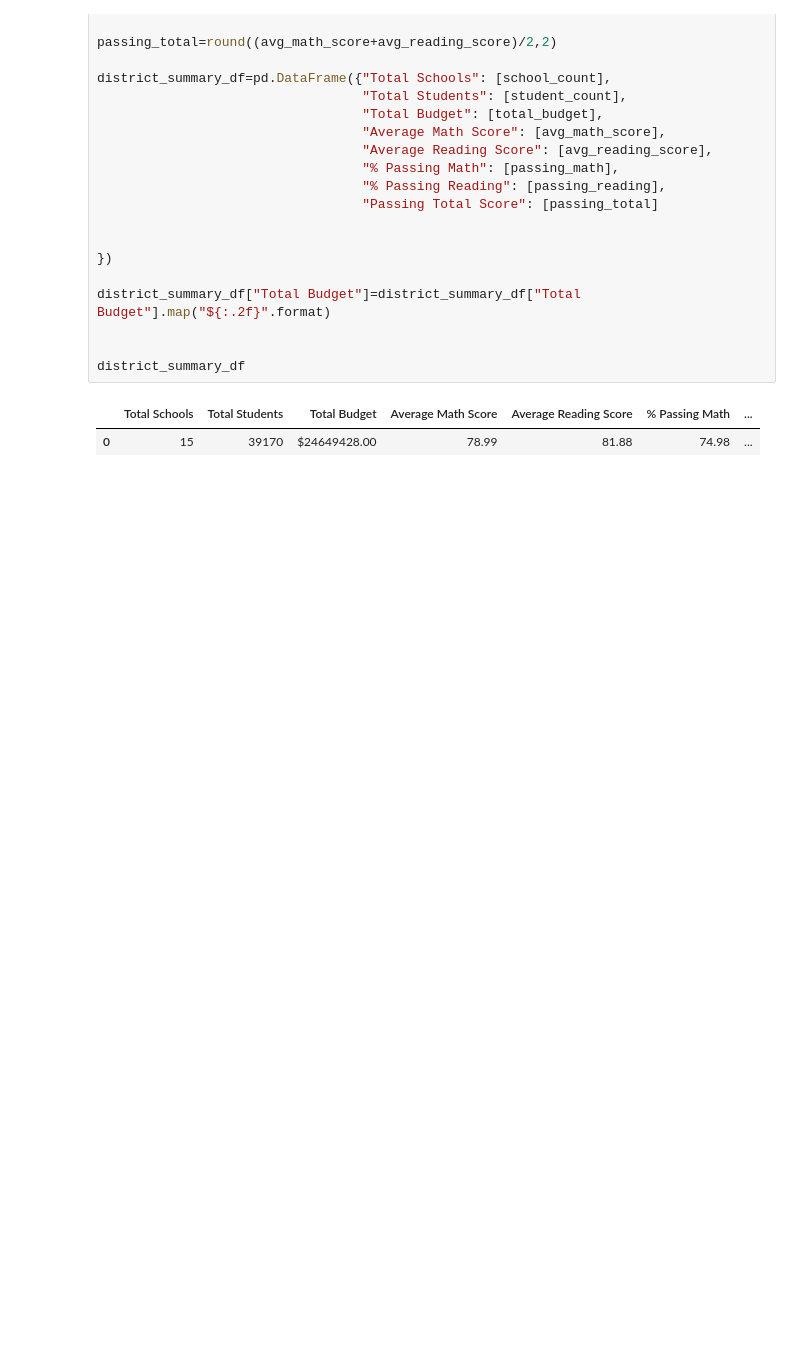
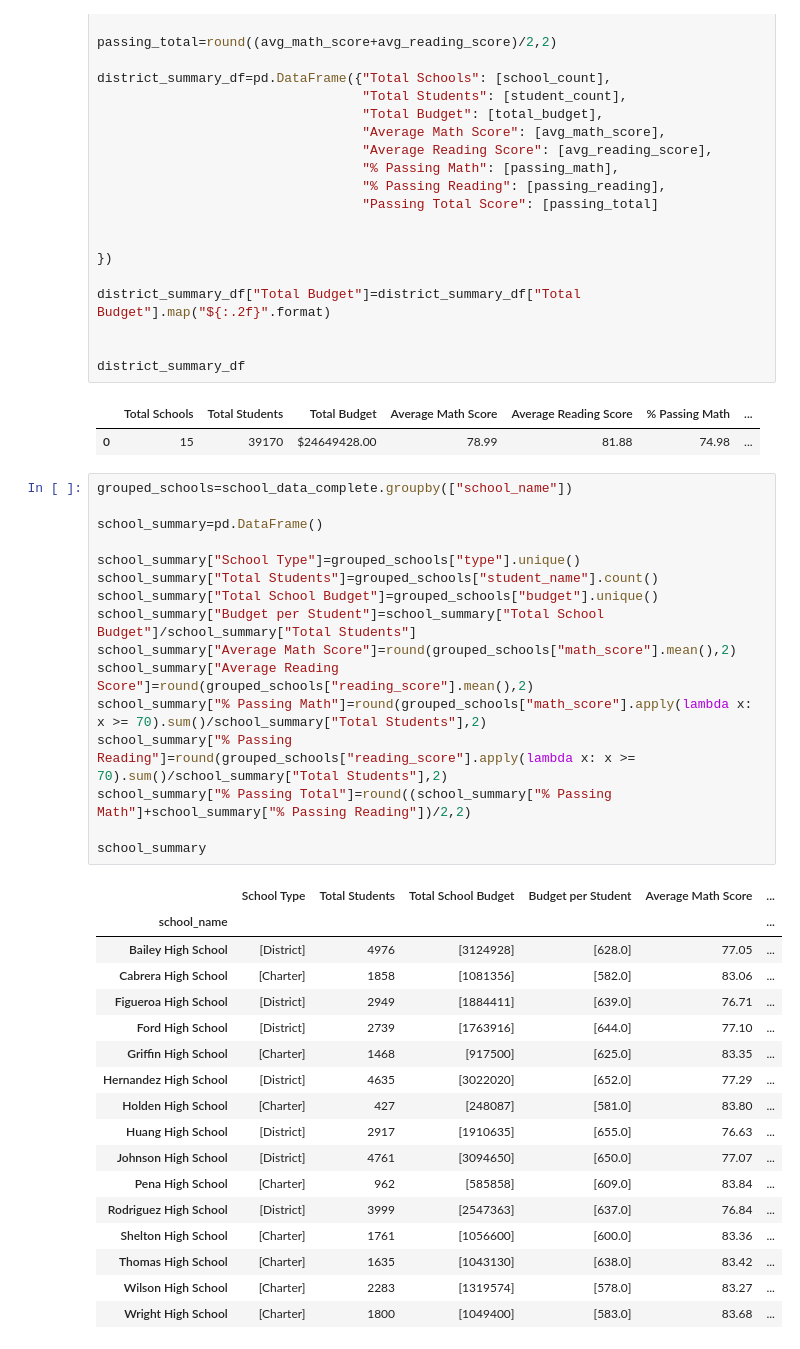
Before and after one commit to MarkYocumII/PandasHw4, a Jupyter notebook: PyCitySchools_hw.ipynb, the cells around one changed output. Saved outputs shown, nothing was run; the diff lists cells and outputs as text; blank space fills up the shorter version.

Commit message:
updated files with unsolved math and reading pass percentages

```diff
--- a/PyCitySchools_hw.ipynb
+++ b/PyCitySchools_hw.ipynb
@@ -65,3 +65,37 @@ district_summary_df
 # %% [output]
 |  | Total Schools | Total Students | Total Budget | Average Math Score | Average Reading Score | % Passing Math | ... |
 | 0 | 15 | 39170 | $24649428.00 | 78.99 | 81.88 | 74.98 | ... |
+# %%
+grouped_schools=school_data_complete.groupby(["school_name"])
+
+school_summary=pd.DataFrame()
+
+school_summary["School Type"]=grouped_schools["type"].unique()
+school_summary["Total Students"]=grouped_schools["student_name"].count()
+school_summary["Total School Budget"]=grouped_schools["budget"].unique()
+school_summary["Budget per Student"]=school_summary["Total School Budget"]/school_summary["Total Students"]
+school_summary["Average Math Score"]=round(grouped_schools["math_score"].mean(),2)
+school_summary["Average Reading Score"]=round(grouped_schools["reading_score"].mean(),2)
+school_summary["% Passing Math"]=round(grouped_schools["math_score"].apply(lambda x: x >= 70).sum()/school_summary["Total Students"],2)
+school_summary["% Passing Reading"]=round(grouped_schools["reading_score"].apply(lambda x: x >= 70).sum()/school_summary["Total Students"],2)
+school_summary["% Passing Total"]=round((school_summary["% Passing Math"]+school_summary["% Passing Reading"])/2,2)
+
+school_summary
+# %% [output]
+|  | School Type | Total Students | Total School Budget | Budget per Student | Average Math Score | ... |
+| school_name |  |  |  |  |  | ... |
+| Bailey High School | [District] | 4976 | [3124928] | [628.0] | 77.05 | ... |
+| Cabrera High School | [Charter] | 1858 | [1081356] | [582.0] | 83.06 | ... |
+| Figueroa High School | [District] | 2949 | [1884411] | [639.0] | 76.71 | ... |
+| Ford High School | [District] | 2739 | [1763916] | [644.0] | 77.10 | ... |
+| Griffin High School | [Charter] | 1468 | [917500] | [625.0] | 83.35 | ... |
+| Hernandez High School | [District] | 4635 | [3022020] | [652.0] | 77.29 | ... |
+| Holden High School | [Charter] | 427 | [248087] | [581.0] | 83.80 | ... |
+| Huang High School | [District] | 2917 | [1910635] | [655.0] | 76.63 | ... |
+| Johnson High School | [District] | 4761 | [3094650] | [650.0] | 77.07 | ... |
+| Pena High School | [Charter] | 962 | [585858] | [609.0] | 83.84 | ... |
+| Rodriguez High School | [District] | 3999 | [2547363] | [637.0] | 76.84 | ... |
+| Shelton High School | [Charter] | 1761 | [1056600] | [600.0] | 83.36 | ... |
+| Thomas High School | [Charter] | 1635 | [1043130] | [638.0] | 83.42 | ... |
+| Wilson High School | [Charter] | 2283 | [1319574] | [578.0] | 83.27 | ... |
+| Wright High School | [Charter] | 1800 | [1049400] | [583.0] | 83.68 | ... |
```
Also changed, not shown: parts of 5 cells of this notebook, 1 other file.
